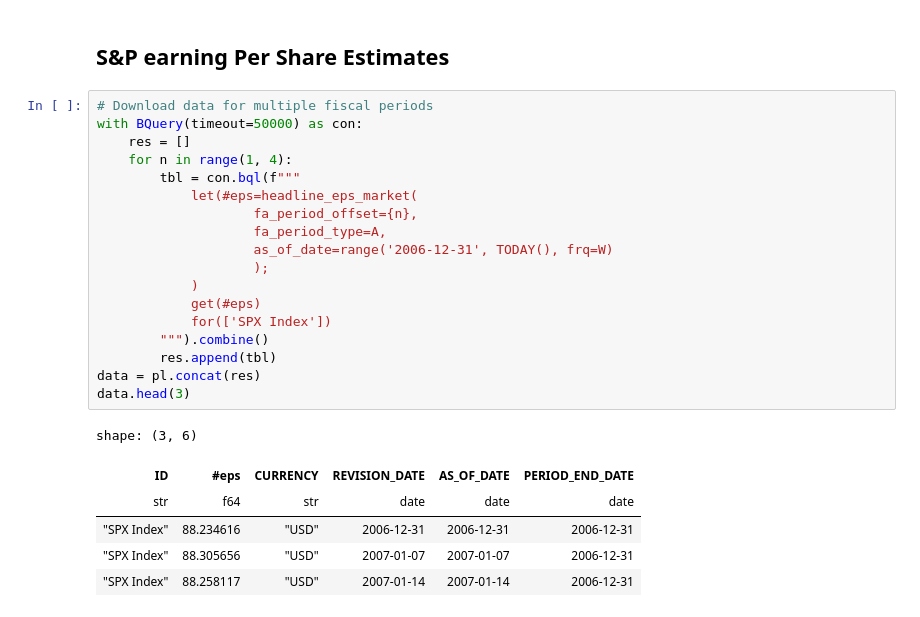
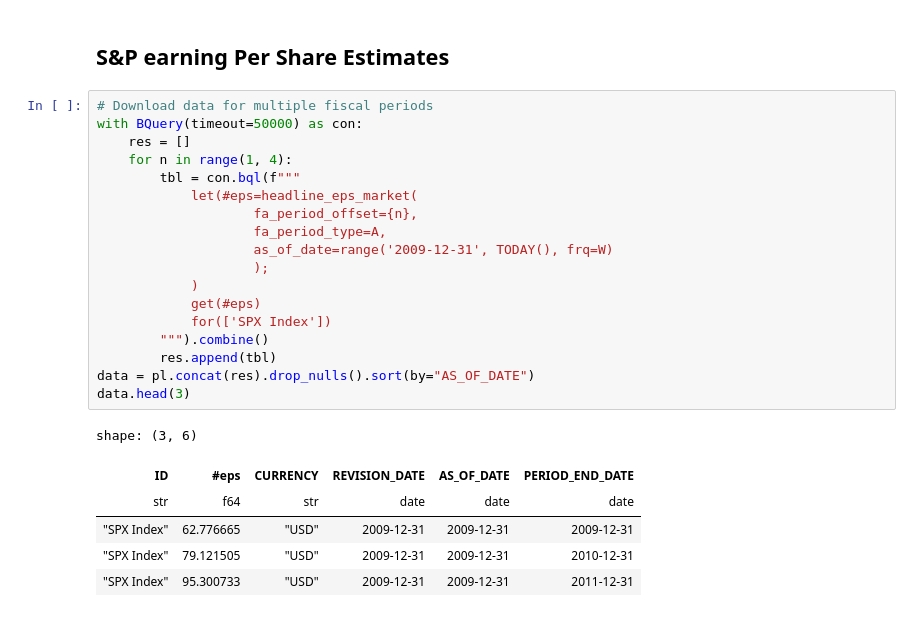
Before and after one commit to MarekOzana/polars-bloomberg, a Jupyter notebook: docs/examples/equity.ipynb, the cells around one changed output. Drawn from its saved outputs; the diff is of its cells as text.

```diff
--- a/docs/examples/equity.ipynb
+++ b/docs/examples/equity.ipynb
@@ -59,28 +59,28 @@ txt = base.mark_text(dy=9).encode(
 # %%
 # Download data for multiple fiscal periods
 with BQuery(timeout=50000) as con:
     res = []
     for n in range(1, 4):
         tbl = con.bql(f"""
             let(#eps=headline_eps_market(
                     fa_period_offset={n},
                     fa_period_type=A,
-                    as_of_date=range('2006-12-31', TODAY(), frq=W)
+                    as_of_date=range('2009-12-31', TODAY(), frq=W)
                     );
             )
             get(#eps)
             for(['SPX Index'])
         """).combine()
         res.append(tbl)
-data = pl.concat(res)
+data = pl.concat(res).drop_nulls().sort(by="AS_OF_DATE")
 data.head(3)
 # %% [output]
 shape: (3, 6)
 | ID | #eps | CURRENCY | REVISION_DATE | AS_OF_DATE | PERIOD_END_DATE |
 | str | f64 | str | date | date | date |
-| "SPX Index" | 88.234616 | "USD" | 2006-12-31 | 2006-12-31 | 2006-12-31 |
-| "SPX Index" | 88.305656 | "USD" | 2007-01-07 | 2007-01-07 | 2006-12-31 |
-| "SPX Index" | 88.258117 | "USD" | 2007-01-14 | 2007-01-14 | 2006-12-31 |
+| "SPX Index" | 62.776665 | "USD" | 2009-12-31 | 2009-12-31 | 2009-12-31 |
+| "SPX Index" | 79.121505 | "USD" | 2009-12-31 | 2009-12-31 | 2010-12-31 |
+| "SPX Index" | 95.300733 | "USD" | 2009-12-31 | 2009-12-31 | 2011-12-31 |
 # %%
 # Create chart
 lines = (
```
Also changed, not shown: parts of 1 cell of this notebook.
